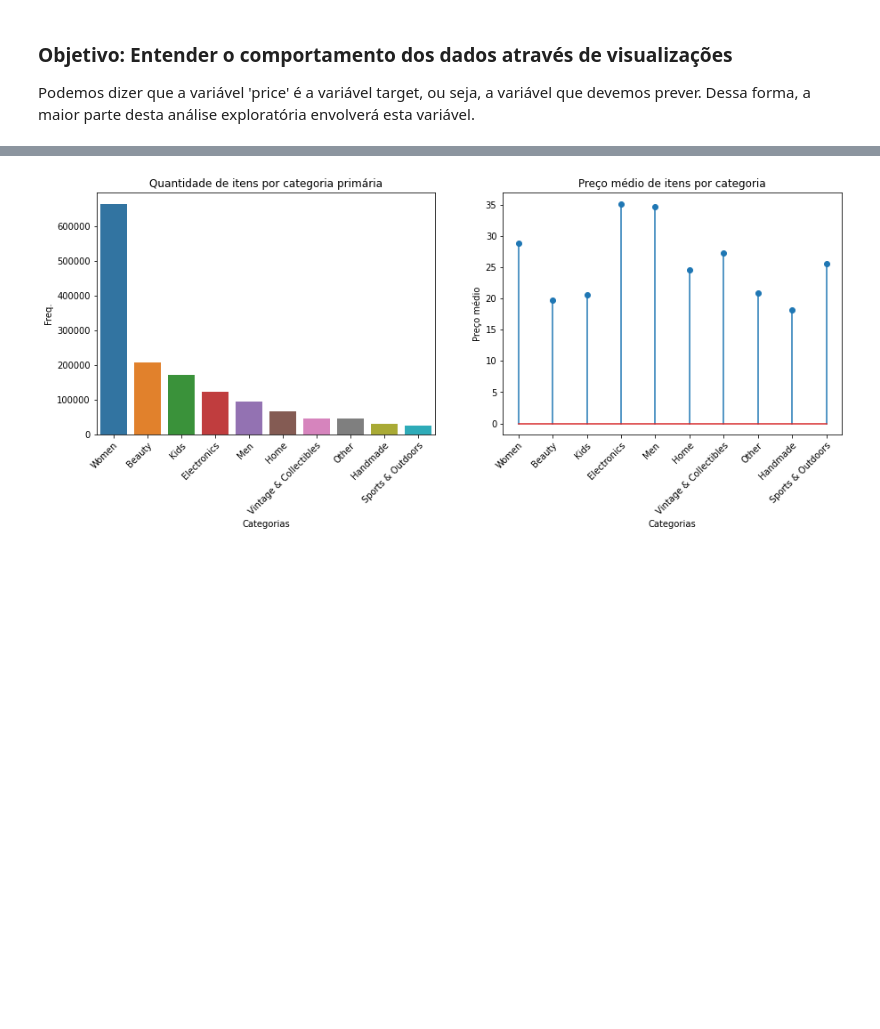
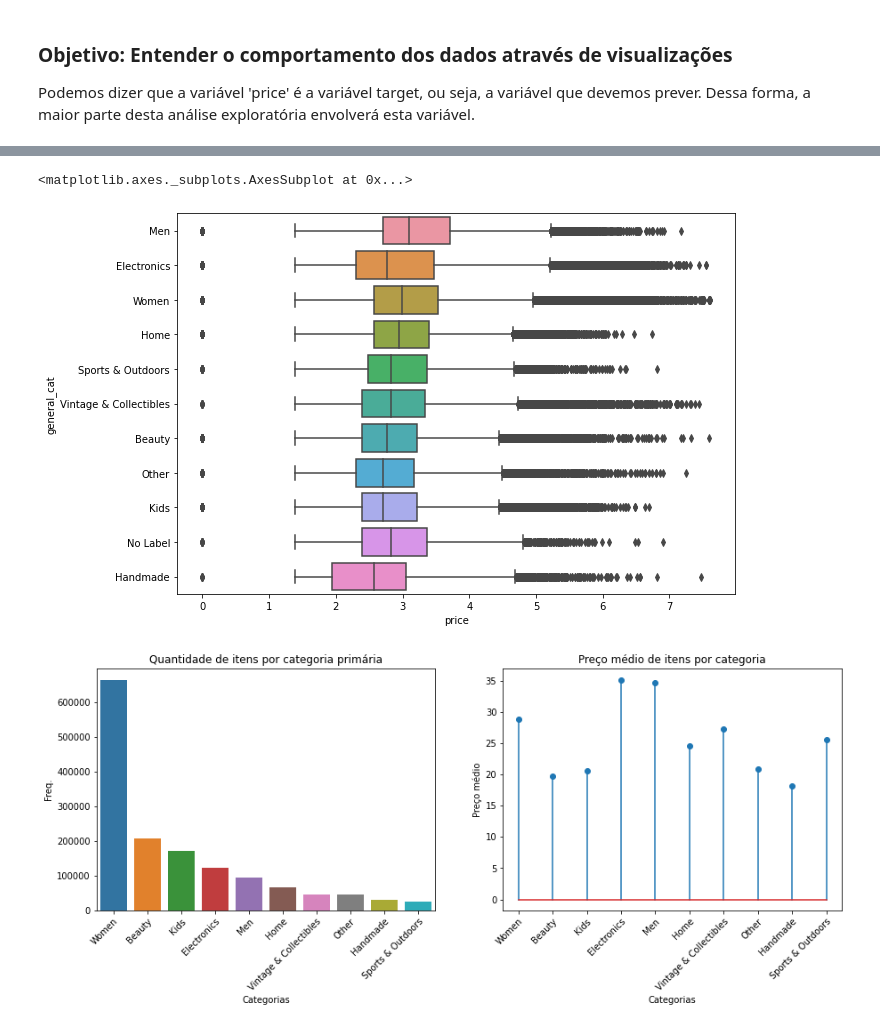
Before and after one commit to anachavesv8/Bootcamp_Blue, a Jupyter notebook: EDA.ipynb, the cells around one changed output, grey strips where cells are left out. Drawn from its saved outputs; the diff is of its cells as text; code cells hidden in the pictures; blank space fills up the shorter version.

```diff
--- a/EDA.ipynb
+++ b/EDA.ipynb
@@ -72,6 +72,12 @@ train.head()
 | 2 | AVA-VIV Blouse | 1 | Women/Tops & Blouses/Blouse | Target | 10.0 | 1 | Adorable top with a hint of lace ... | 25-10-2018 | ... |
 | 3 | Leather Horse Statues | 1 | Home/Home Décor/Home Décor Accents | NaN | 35.0 | 1 | New with tags. Leather horses. Re... | 20-3-2018 | ... |
 | 4 | 24K GOLD plated rose | 1 | Women/Jewelry/Necklaces | NaN | 44.0 | 0 | Complete with certificate of auth... | 16-5-2018 | ... |
+# %%
+plt.figure(figsize = (10,7))
+sns.boxplot(data = pd.concat([train['price'].apply(lambda x: math.log(x+1)), train['general_cat']], axis = 1), x = 'price', y = 'general_cat')
+# %% [output]
+<matplotlib.axes._subplots.AxesSubplot at 0x...>
+[figure, added]
 # %%
 x = train['general_cat'].value_counts().reset_index()
 
```
Also changed, not shown: parts of 5 cells of this notebook.
